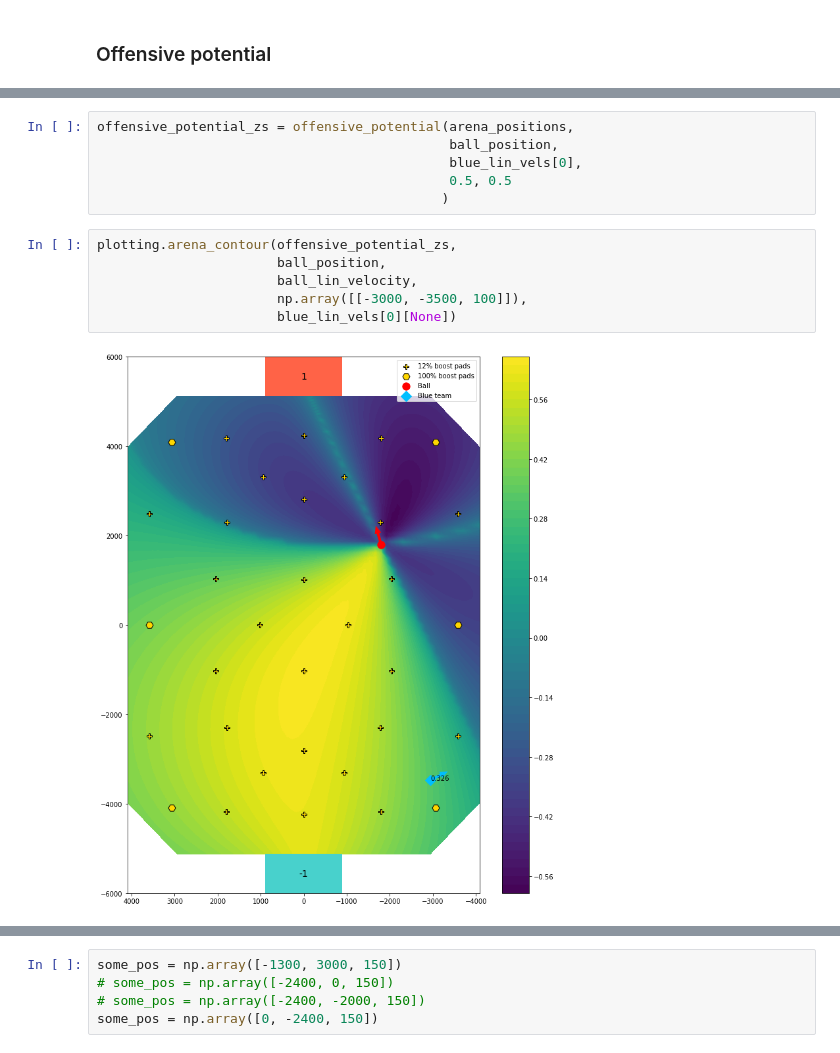
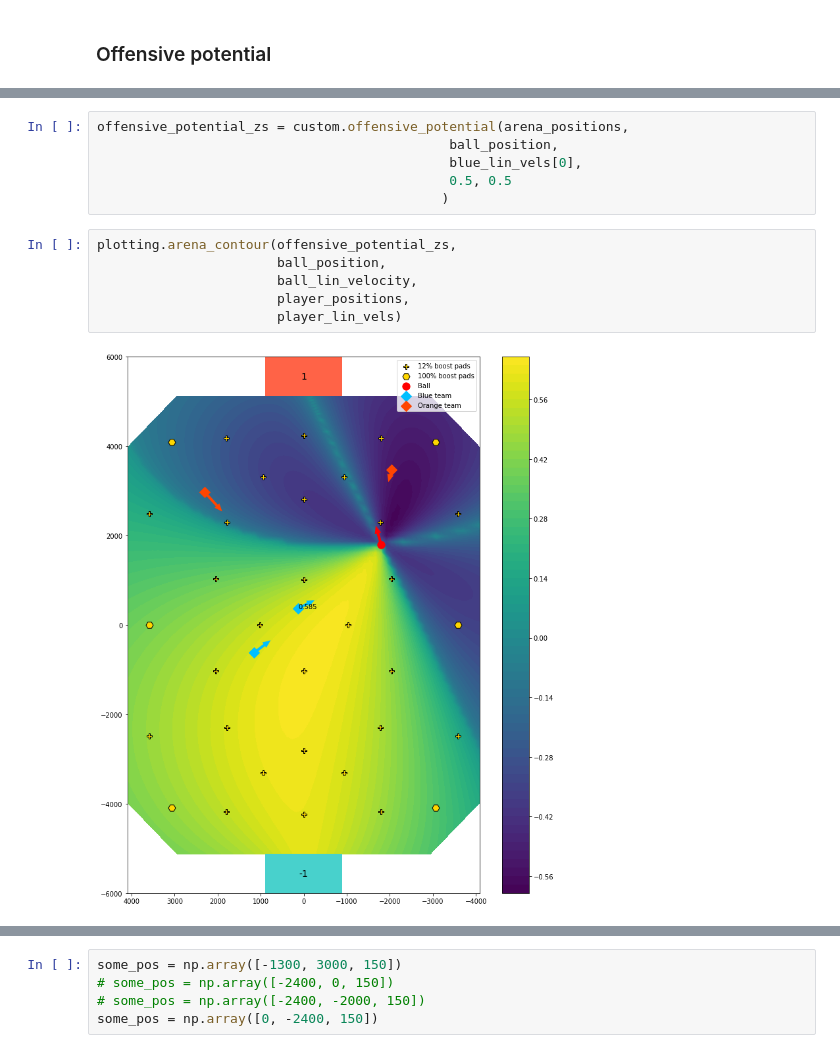
Before and after one commit to Enkhai/lucy-utils, a Jupyter notebook: examples/18_reward_building.ipynb, the cells around one changed output, grey strips where cells are left out. Saved outputs shown, nothing was run; the diff lists cells and outputs as text.

```diff
--- a/examples/18_reward_building.ipynb
+++ b/examples/18_reward_building.ipynb
@@ -203,5 +187,5 @@ def offensive_potential(player_position,
 # %%
-offensive_potential_zs = offensive_potential(arena_positions,
+offensive_potential_zs = custom.offensive_potential(arena_positions,
                                              ball_position,
                                              blue_lin_vels[0],
                                              0.5, 0.5
@@ -209,8 +193,8 @@ offensive_potential_zs = offensive_potential(arena_positions,
 # %%
 plotting.arena_contour(offensive_potential_zs,
                        ball_position,
                        ball_lin_velocity,
-                       np.array([[-3000, -3500, 100]]),
-                       blue_lin_vels[0][None])
+                       player_positions,
+                       player_lin_vels)
 # %% [output]
-[figure, old version]
+[figure, new version]
```
Also changed, not shown: parts of 8 cells of this notebook, 2 other files.
